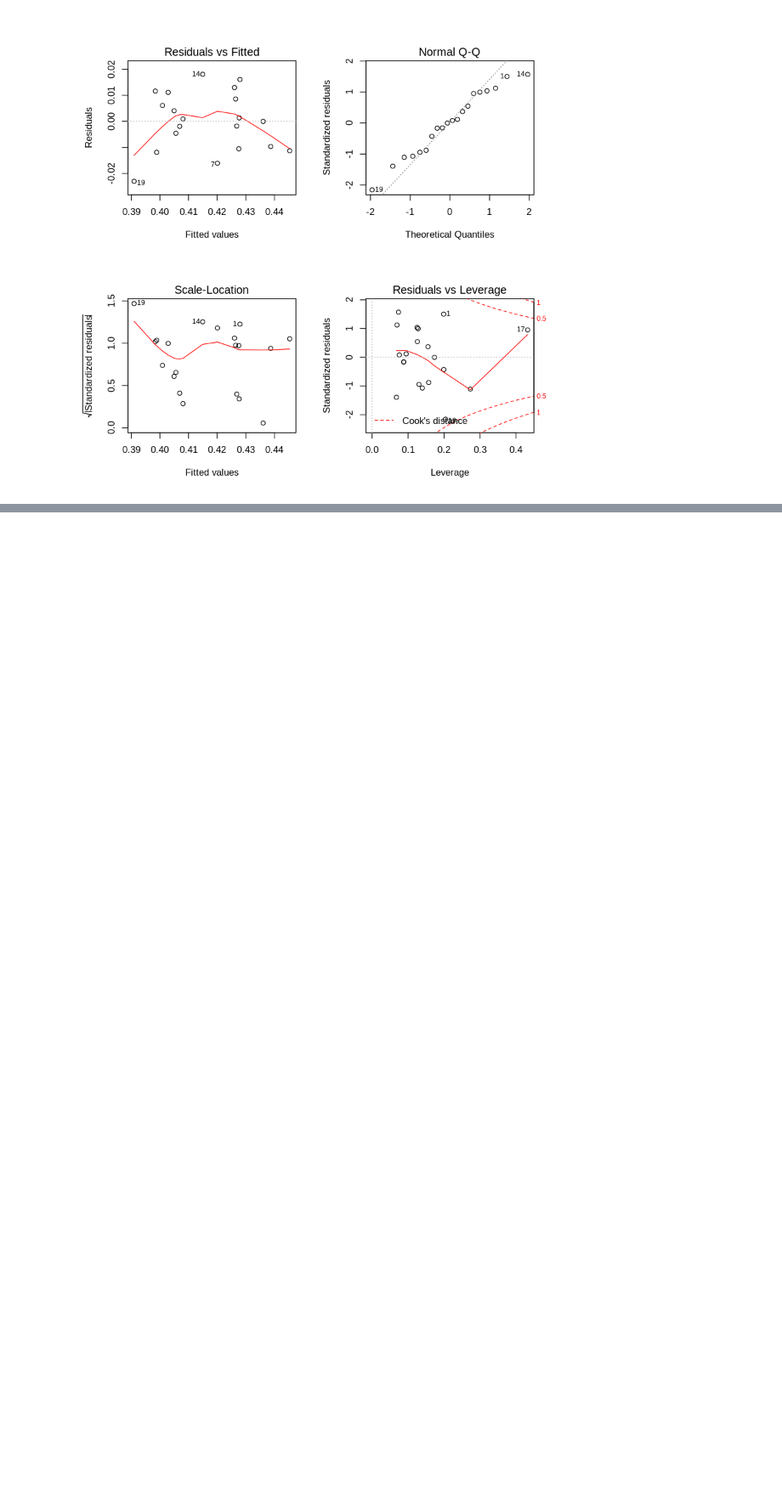
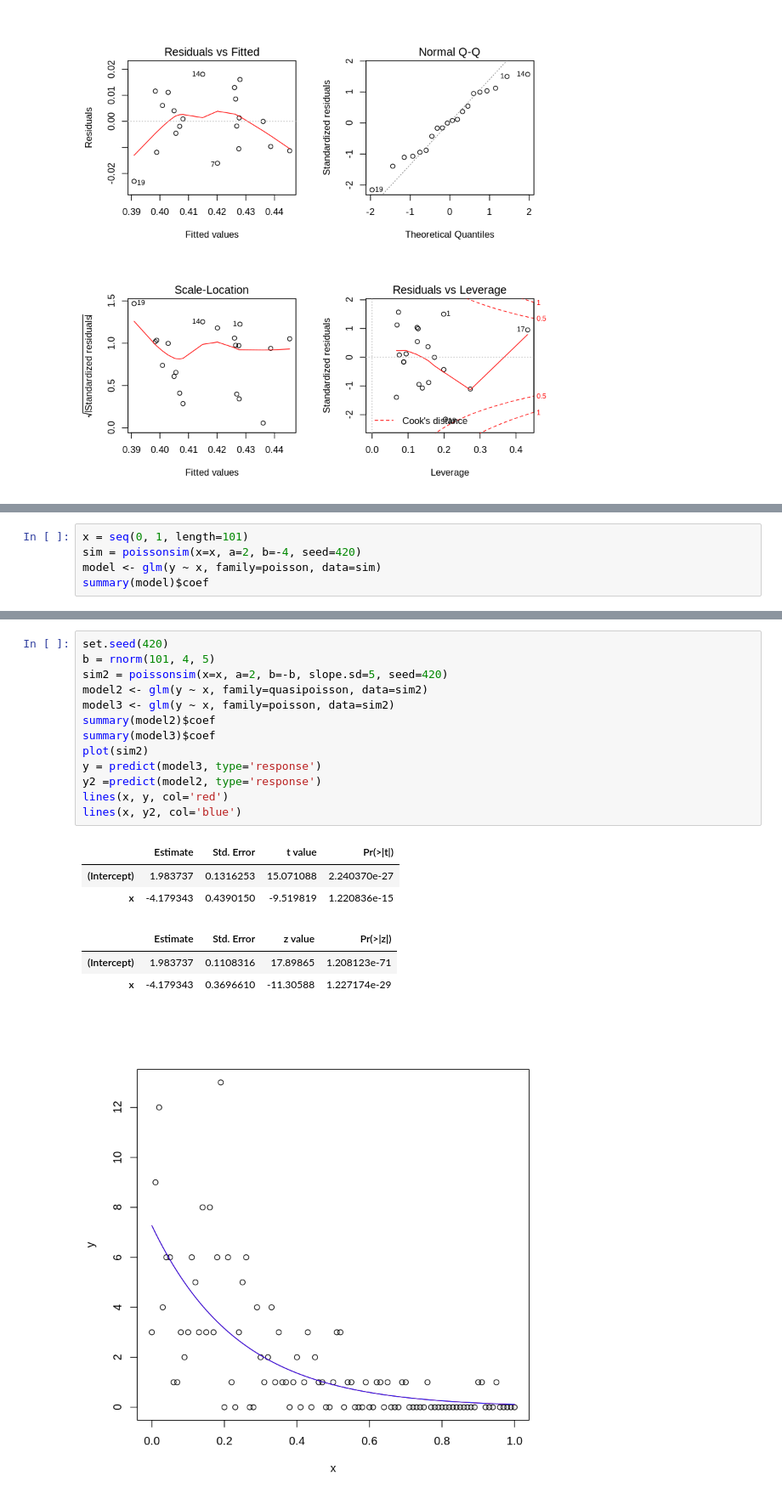
Before and after one commit to andrealorenzon/sm4ds, a Jupyter notebook: Assignment4.ipynb, the cells around one changed output, grey strips where cells are left out. Shown at 85% size. Saved outputs shown, nothing was run; the diff lists cells and outputs as text; blank space fills up the shorter version.

```diff
--- a/Assignment4.ipynb
+++ b/Assignment4.ipynb
@@ -543,0 +613,5 @@ Reporting a standard error of a penalized estimate therefore tells only part of
+# %%
+x = seq(0, 1, length=101)
+sim = poissonsim(x=x, a=2, b=-4, seed=420)
+model <- glm(y ~ x, family=poisson, data=sim)
+summary(model)$coef
@@ -543,0 +626,21 @@ Reporting a standard error of a penalized estimate therefore tells only part of
+# %%
+set.seed(420)
+b = rnorm(101, 4, 5)
+sim2 = poissonsim(x=x, a=2, b=-b, slope.sd=5, seed=420)
+model2 <- glm(y ~ x, family=quasipoisson, data=sim2)
+model3 <- glm(y ~ x, family=poisson, data=sim2)
+summary(model2)$coef
+summary(model3)$coef
+plot(sim2)
+y = predict(model3, type='response')
+y2 =predict(model2, type='response')
+lines(x, y, col='red')
+lines(x, y2, col='blue')
+# %% [output]
+|  | Estimate | Std. Error | t value | Pr(>|t|) |
+| (Intercept) | 1.983737 | 0.1316253 | 15.071088 | 2.240370e-27 |
+| x | -4.179343 | 0.4390150 | -9.519819 | 1.220836e-15 |
+|  | Estimate | Std. Error | z value | Pr(>|z|) |
+| (Intercept) | 1.983737 | 0.1108316 | 17.89865 | 1.208123e-71 |
+| x | -4.179343 | 0.3696610 | -11.30588 | 1.227174e-29 |
+[figure, added]
```
Also changed, not shown: parts of 66 cells of this notebook.
